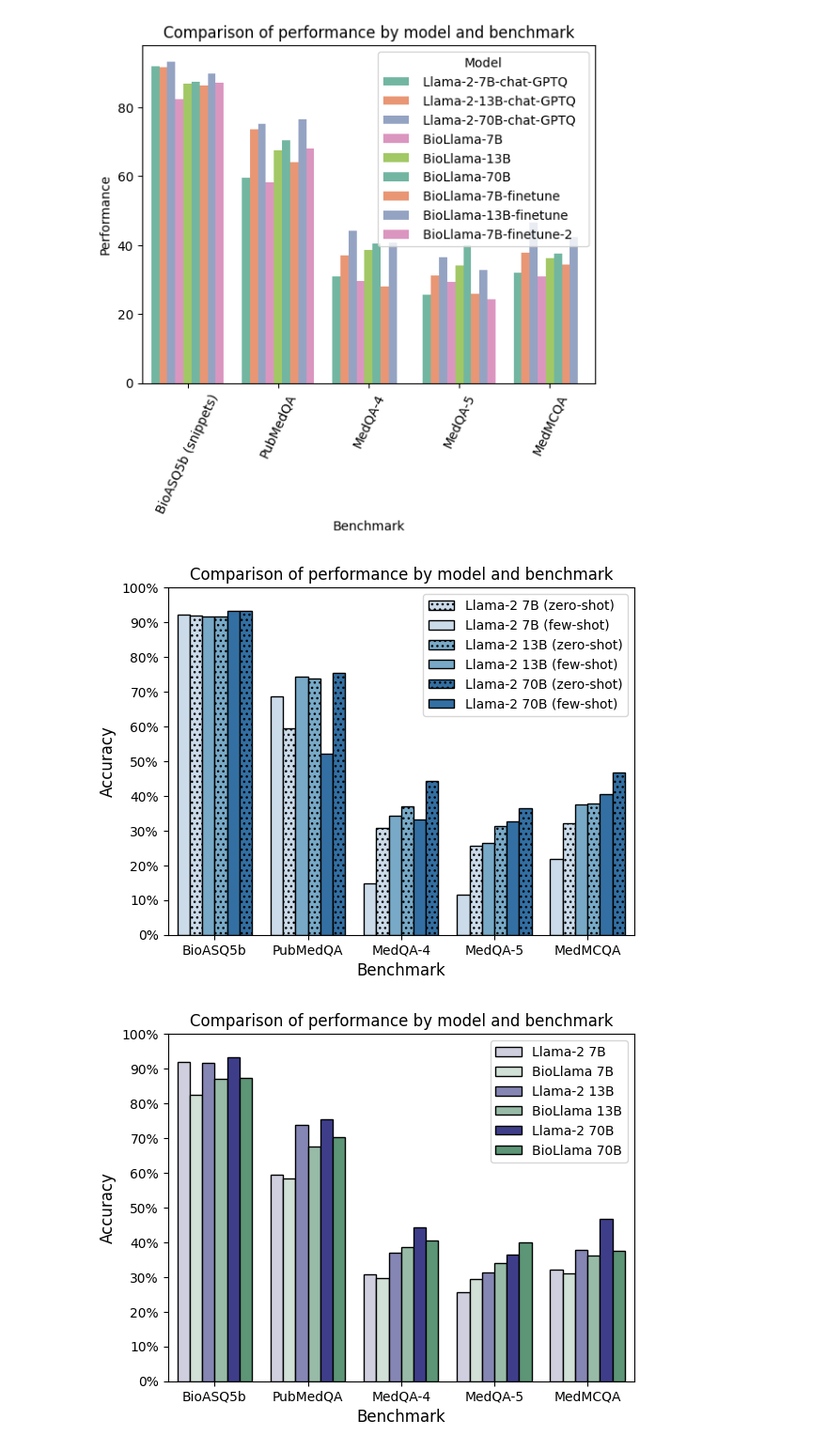
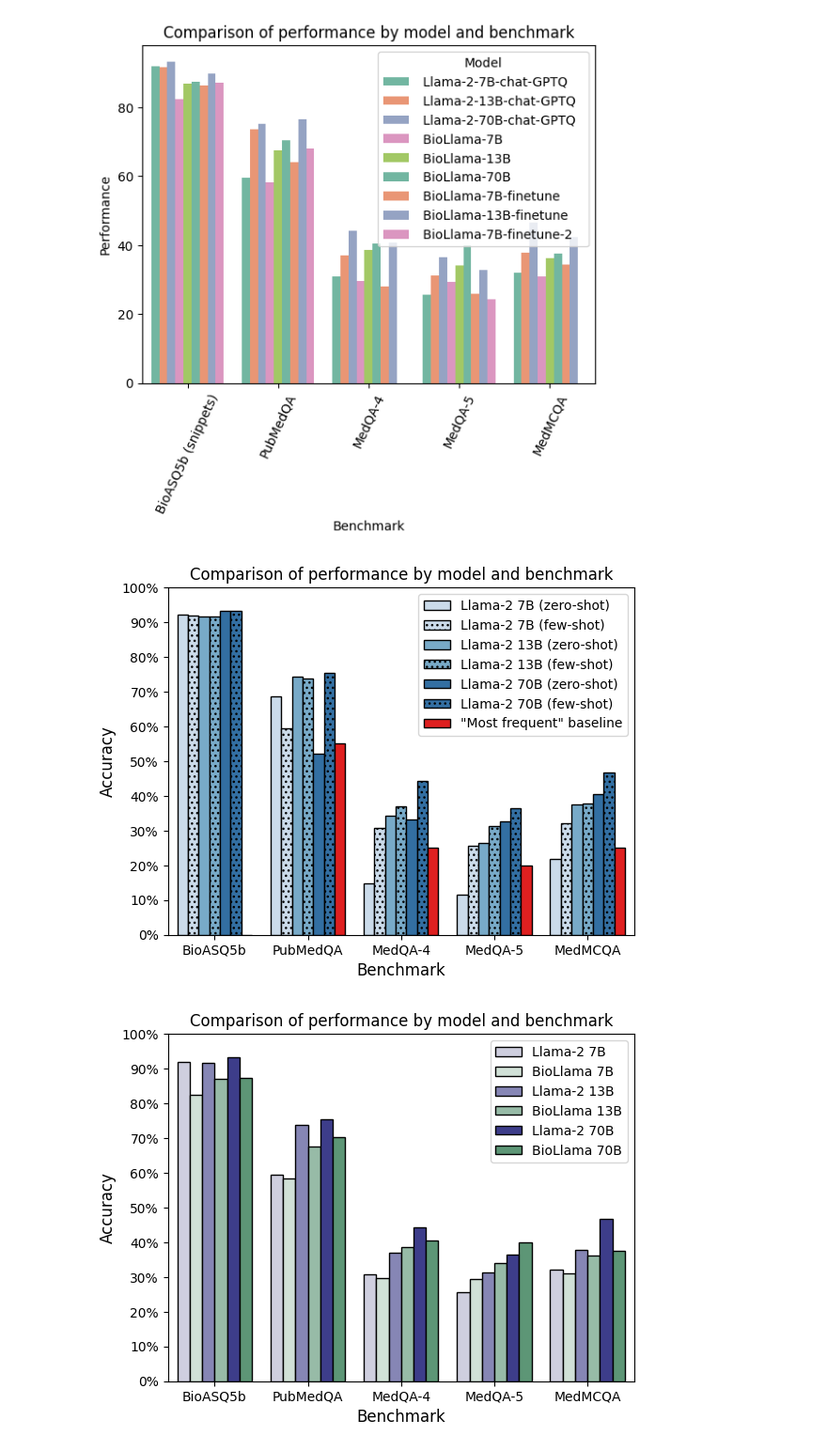
Before and after one commit to Neelectric/BioLlama, a Jupyter notebook: graphs&tables.ipynb, the cells around one changed output. Shown at 94% size. Saved outputs shown, nothing was run; the diff lists cells and outputs as text; code cells hidden in the pictures.

Commit message:
minor graph updates

```diff
--- a/graphs&tables.ipynb
+++ b/graphs&tables.ipynb
@@ -442,6 +442,7 @@ results_zs = """
 | Llama-2 13B (few-shot)  | 91.70                 | 73.74      | 36.9      | 31.3      | 37.8      |
 | Llama-2 70B (zero-shot) | 93.4                  | 52.1       | 33.3      | 32.7      | 40.6      |
 | Llama-2 70B (few-shot)  | 93.4                  | 75.35      | 44.3      | 36.4      | 46.6      |
+| "Most frequent" baseline|  0.0                  | 55.2       | 25.0      | 20.0      | 25.0      |
 """
 # convert the above string into a dataframe
 import pandas as pd
@@ -478,13 +479,15 @@ df_zs["Model"] = df_zs["Model"].str.strip()
 # colors = [model_color[model] for model in df_zs["Model"]]
 # change colours to go from lighter blue to darker blue depending on model size
 colors = [(0.7752402921953095, 0.8583006535947711, 0.9368242983467897)] * 2 + [(0.41708573625528644, 0.6806305267204922, 0.8382314494425221)] * 2 + [(0.1271049596309112, 0.4401845444059977, 0.7074971164936563)] * 2
+colors.append((1.0, 0.0, 0.0))
 
 sns.barplot(x="Benchmark", y="Performance", hue="Model", data=df_zs, palette=colors)
-hatches = ['//', '']
+# hatches = ['//', '']
 # use dots instead of hatches
 hatches = ['...', '']
 hatcher = 0
 set_hatch = False
+# print(df_zs)
 for i, thisbar in enumerate(plt.gca().patches):
     if hatcher == 5 and set_hatch == True:
         hatcher = 0
@@ -492,36 +495,36 @@ for i, thisbar in enumerate(plt.gca().patches):
     elif hatcher == 5 and set_hatch == False:
         hatcher = 0
         set_hatch = True
     hatcher += 1
     if set_hatch:
         thisbar.set_hatch(hatches[0])
     else:
         thisbar.set_hatch(hatches[1])
     thisbar.set_edgecolor('black')
     # print(i, set_hatch, thisbar)
 
 handles, labels = plt.gca().get_legend_handles_labels()
 new_handles = []
 for i, handle in enumerate(handles):
     if i %2:
+        handle.set_hatch(hatches[0])
+    else:
         handle.set_hatch(hatches[1])
-    else:
-        handle.set_hatch(hatches[0])
     new_handles.append(handle)
 plt.gca().get_legend().remove()
 plt.legend(new_handles, labels, loc='upper right')
 # increase y label tick frequency
 plt.yticks(np.arange(0, 101, 10))
 # add "%" to the y ticks
 plt.gca().set_yticklabels(['{:.0f}%'.format(x) for x in plt.gca().get_yticks()])
 plt.xticks(rotation=0)
 plt.title("Comparison of performance by model and benchmark")
 plt.xlabel("Benchmark", fontsize=12)
 plt.ylabel("Accuracy", fontsize=12)
 # Show the chart
 plt.show()
 # %% [output]
-[figure, old version]
+[figure, new version]
 # %%
 results_bl = """
 | Model                   | BioASQ5b (snippets)   | PubMedQA   | MedQA-4   | MedQA-5   | MedMCQA   |
```
Also changed, not shown: 3 other files.
